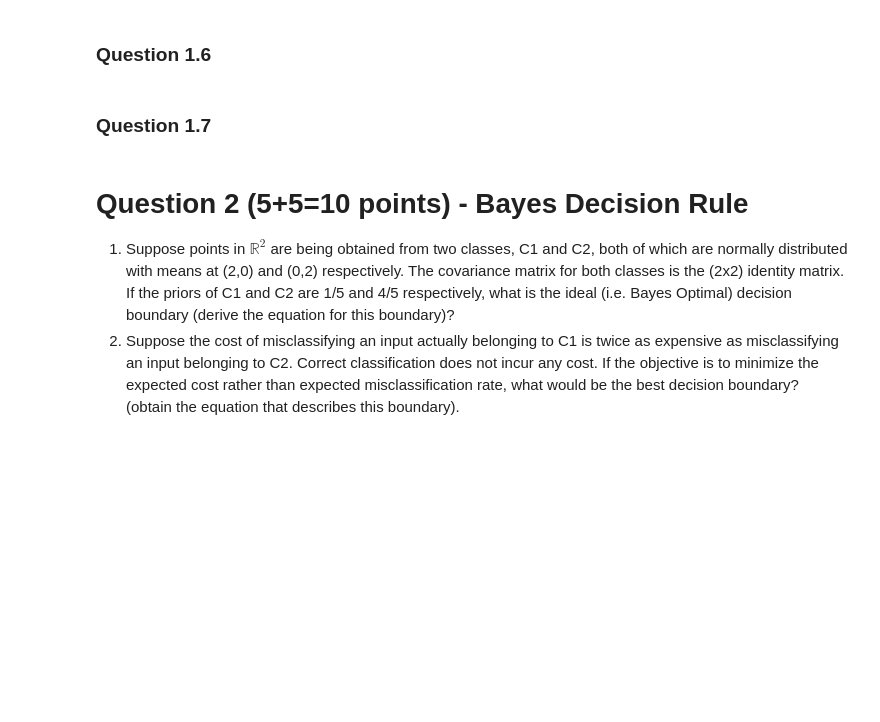
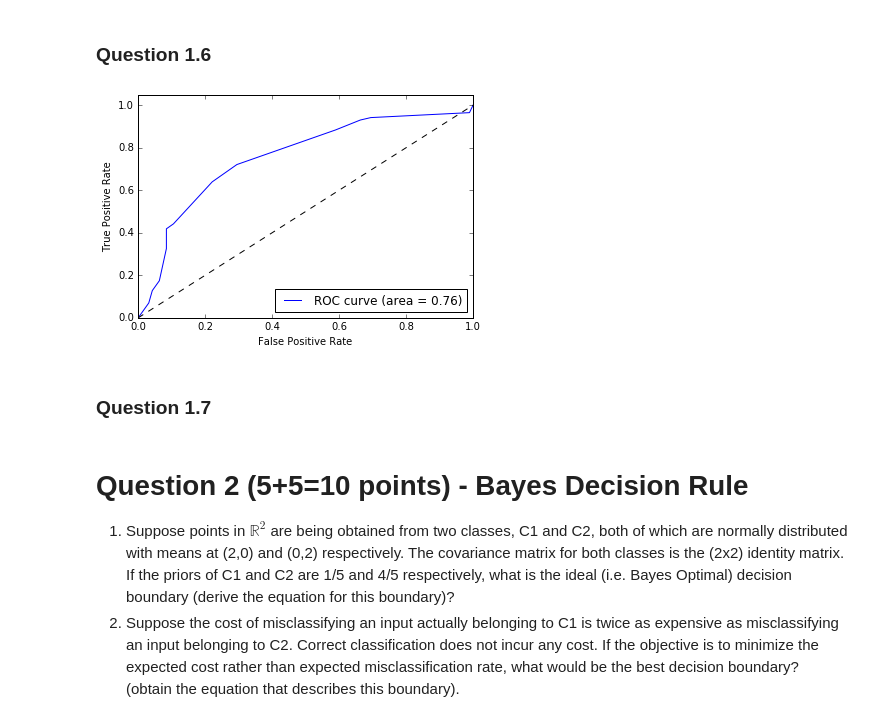
Before and after one commit to wenyangfu/EE361M_Homework, a Jupyter notebook: homework4/Group3_HW4.ipynb, the cells around one changed output. Saved outputs shown, nothing was run; the diff lists cells and outputs as text; code cells hidden in the pictures; blank space fills up the shorter version.

```diff
--- a/homework4/Group3_HW4.ipynb
+++ b/homework4/Group3_HW4.ipynb
@@ -33,5 +96,29 @@ df = data('Housing')
 # %% [markdown]
 ### Question 1.6
+# %%
+from sklearn.metrics import roc_curve, auc
+
+Y_score = classifier.predict_proba(test_input)
+fpr = dict()
+tpr = dict()
+roc_auc = dict()
+
+Y_scores_positive = Y_score[:,1]
+false_positive, true_positive, _ = roc_curve(Y_test, Y_scores_positive)
+roc_auc = auc(false_positive, true_positive)
+# %%
+# Based on http://scikit-learn.org/stable/auto_examples/model_selection/plot_roc.html
+plt.figure()
+plt.plot(false_positive, true_positive, label='ROC curve (area = %.02f)' % roc_auc)
+plt.plot([0,1], [0,1], 'k--')
+plt.xlim([0.0,1.0])
+plt.ylim([0.0, 1.05])
+plt.xlabel('False Positive Rate')
+plt.ylabel('True Positive Rate')
+plt.legend(loc="lower right")
+plt.show()
+# %% [output]
+[figure, added]
 # %% [markdown]
 ### Question 1.7
 # %% [markdown]
```
Also changed, not shown: parts of 8 cells of this notebook, 2 other files.
